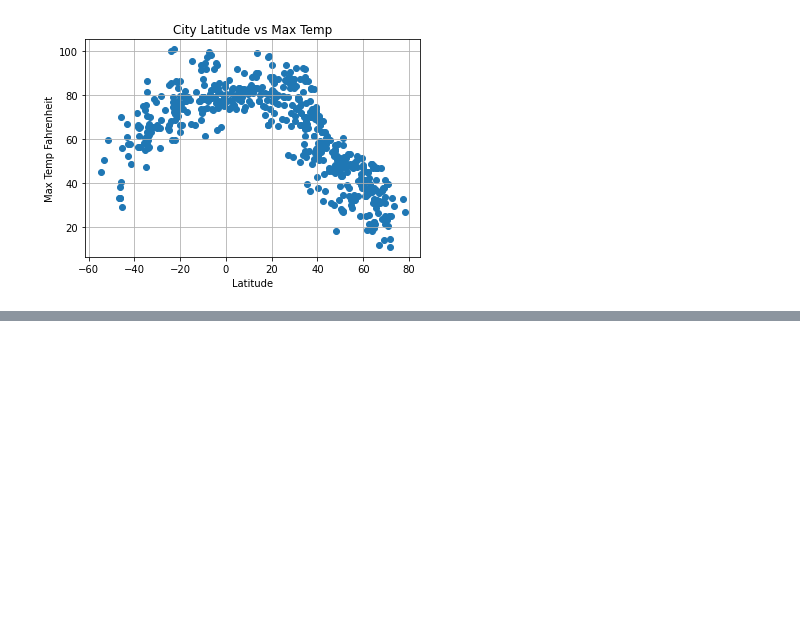
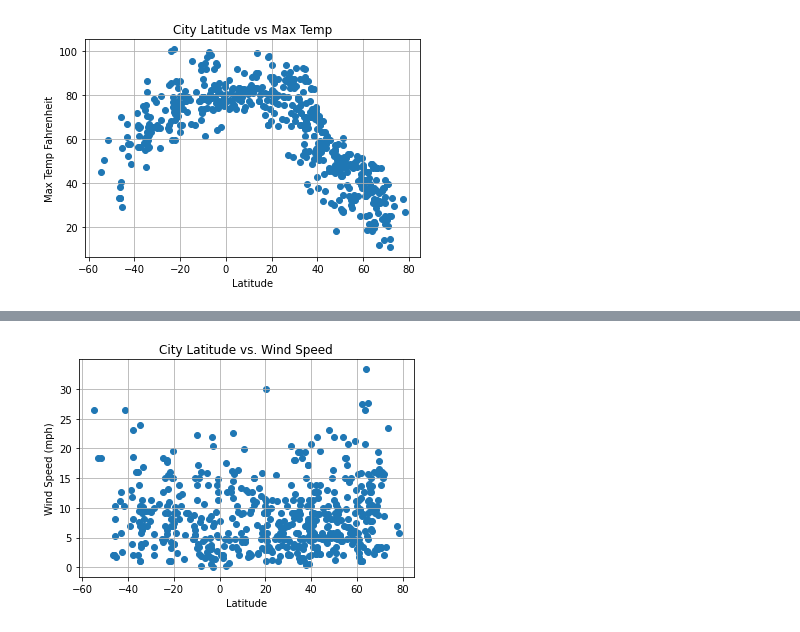
Before and after one commit to bregan78/python_api_challenge, a Jupyter notebook: WeatherPy/WeatherPy.ipynb, the cells around one changed output, grey strips where cells are left out. Saved outputs shown, nothing was run; the diff lists cells and outputs as text; code cells hidden in the pictures; blank space fills up the shorter version.

```diff
--- a/WeatherPy/WeatherPy.ipynb
+++ b/WeatherPy/WeatherPy.ipynb
@@ -246,0 +289,14 @@ plt.show()
+# %%
+#Latitude vs. Wind Speed Plot
+plt.scatter(new_df["Lat"], new_df["Wind Speed"])
+
+plt.xticks(np.arange(-60, 90, 20))
+#plt.xticks(new_df["Lat"])
+plt.xlabel('Latitude')
+plt.ylabel("Wind Speed (mph)")
+plt.title("City Latitude vs. Wind Speed")
+
+plt.grid(True)
+plt.show()
+# %% [output]
+[figure, added]
```
Also changed, not shown: parts of 3 cells of this notebook.
